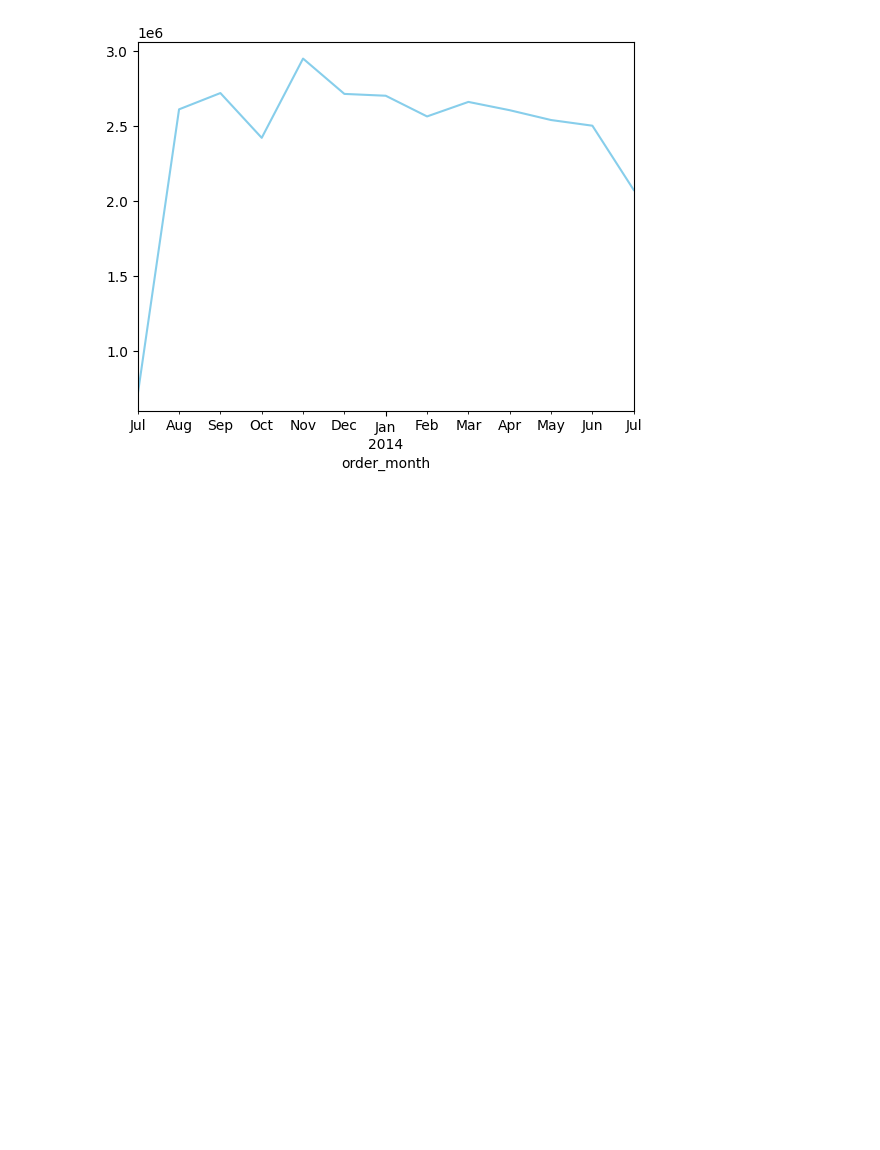
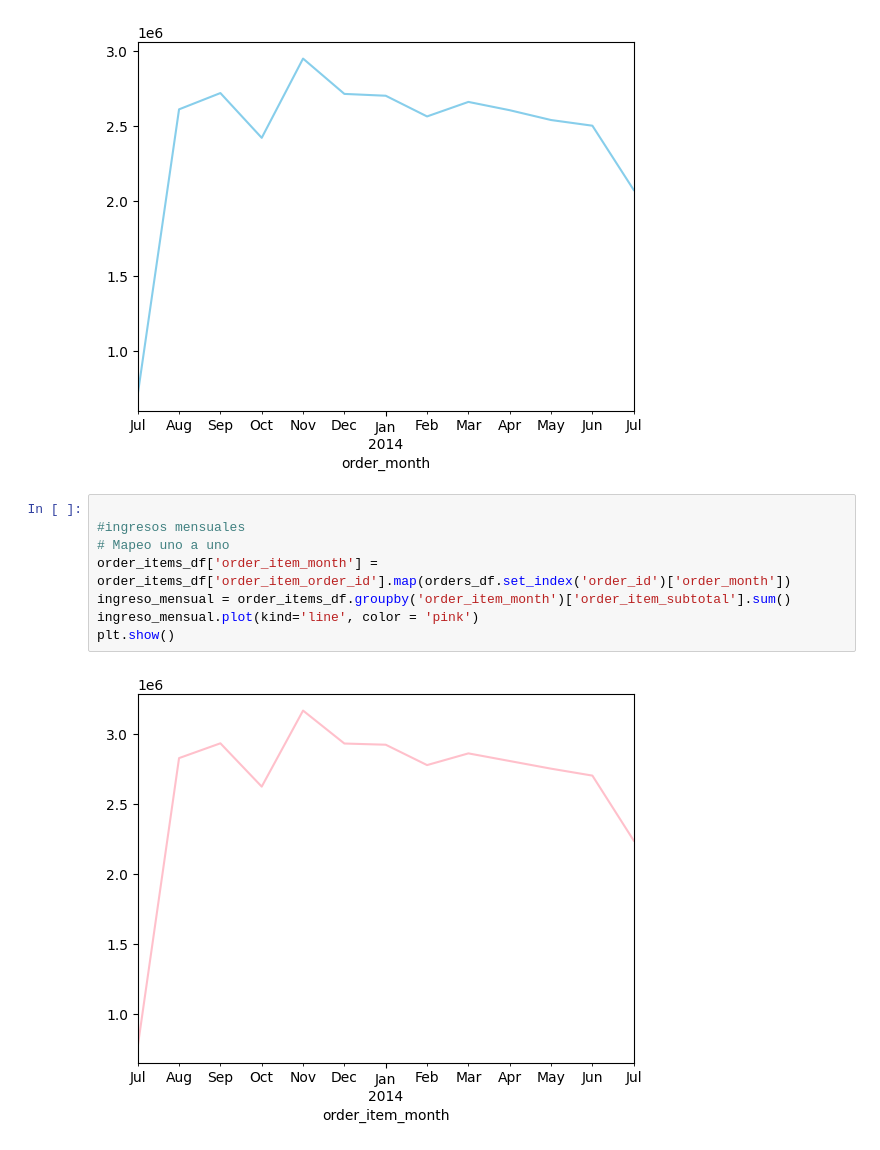
Before and after one commit to JoselineQM/datapath_python, a Jupyter notebook: Clase_4/retail_visualiacion.ipynb, the cells around one changed output. Cells and saved outputs as stored; diff of their text form; blank space fills up the shorter version.

```diff
--- a/Clase_4/retail_visualiacion.ipynb
+++ b/Clase_4/retail_visualiacion.ipynb
@@ -120,3 +120,13 @@ res.plot(kind='line', color = 'skyblue')
 # %% [output]
 <Axes: xlabel='order_month'>
 [figure]
+# %%
+
+#ingresos mensuales
+# Mapeo uno a uno
+order_items_df['order_item_month'] = order_items_df['order_item_order_id'].map(orders_df.set_index('order_id')['order_month'])
+ingreso_mensual = order_items_df.groupby('order_item_month')['order_item_subtotal'].sum()
+ingreso_mensual.plot(kind='line', color = 'pink')
+plt.show()
+# %% [output]
+[figure, added]
```
Also changed, not shown: parts of 2 cells of this notebook.
